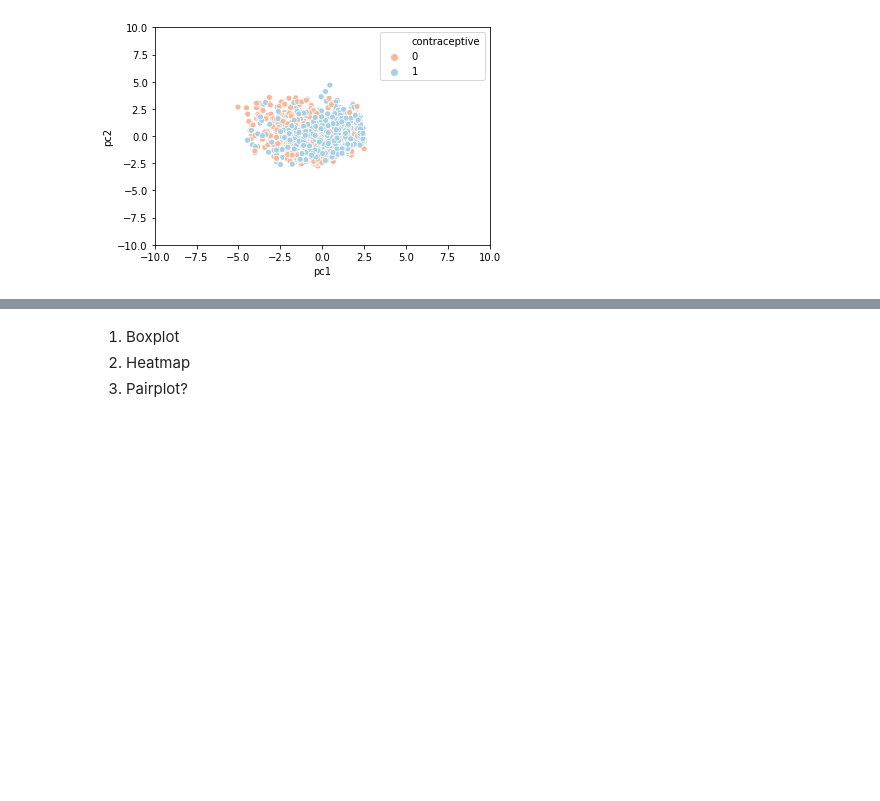
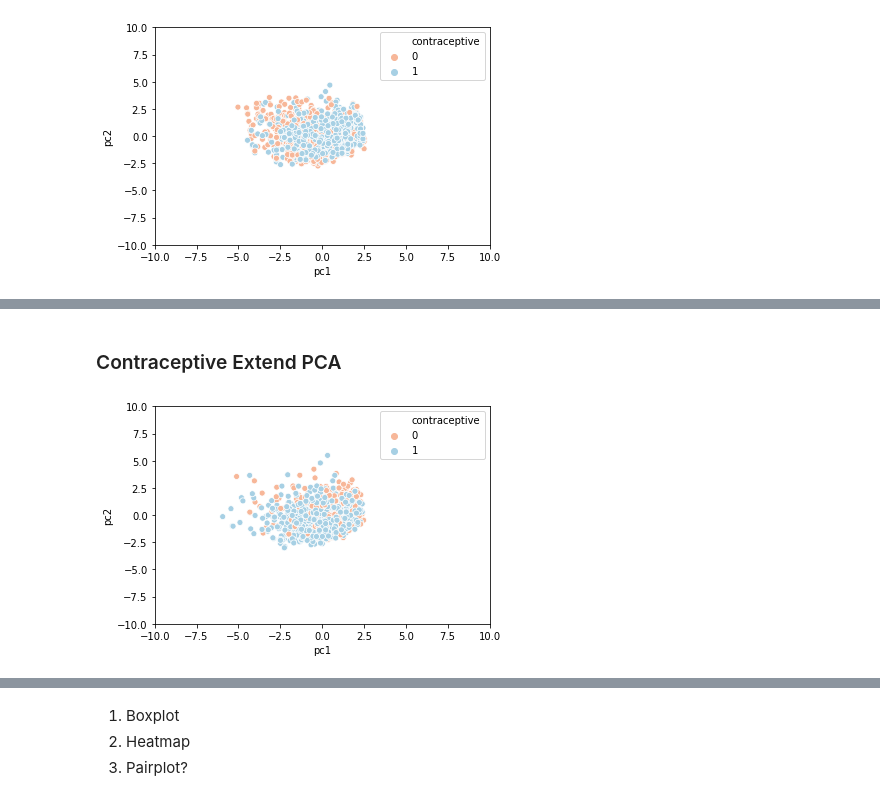
Before and after one commit to angelynaye/DS100-Final-Project, a Jupyter notebook: Final_Project_Code.ipynb, the cells around one changed output, grey strips where cells are left out. Saved outputs shown, nothing was run; the diff lists cells and outputs as text; code cells hidden in the pictures; blank space fills up the shorter version.

```diff
--- a/Final_Project_Code.ipynb
+++ b/Final_Project_Code.ipynb
@@ -159,3 +160,27 @@ fig = px.scatter_3d(dat_1st_2_pcs_scaled_2,
 fig.show();
 # %% [output]
 [interactive output not drawn]
+# %% [markdown]
+### Contraceptive Extend PCA
+# %%
+contra_extend = data.loc[data["contraceptive"] > 0, :]
+contra_extend['contraceptive'].replace({1: 0, 2: 1}, inplace=True)
+response_extend = contra_extend['contraceptive']
+x_extend = contra_extend.drop("contraceptive", axis=1)
+extend_centered_scaled = x_extend - np.mean(x_extend,axis=0)
+extend_centered_scaled = extend_centered_scaled.div(np.std(extend_centered_scaled), axis=1)
+# %%
+u_extend, s_extend, vt_extend = np.linalg.svd(extend_centered_scaled, full_matrices = False)
+pcs_extend = extend_centered_scaled@vt_2.T
+extend_1st_2_pcs_scaled_2 = pd.DataFrame({'pc1': pcs_extend.iloc[:,0], 'pc2':  pcs_extend.iloc[:,1],
+                                     'pc3': pcs_extend.iloc[:,2],
+                                    'contraceptive':response_extend})
+# %%
+sns.scatterplot(data = extend_1st_2_pcs_scaled_2,
+                x = 'pc1',
+                y = 'pc2',
+                hue = 'contraceptive', palette = "RdBu")
+plt.gca().set_xlim(-10, 10);
+plt.gca().set_ylim(-10, 10);
+# %% [output]
+[figure, added]
```
Also changed, not shown: parts of 6 cells of this notebook.
